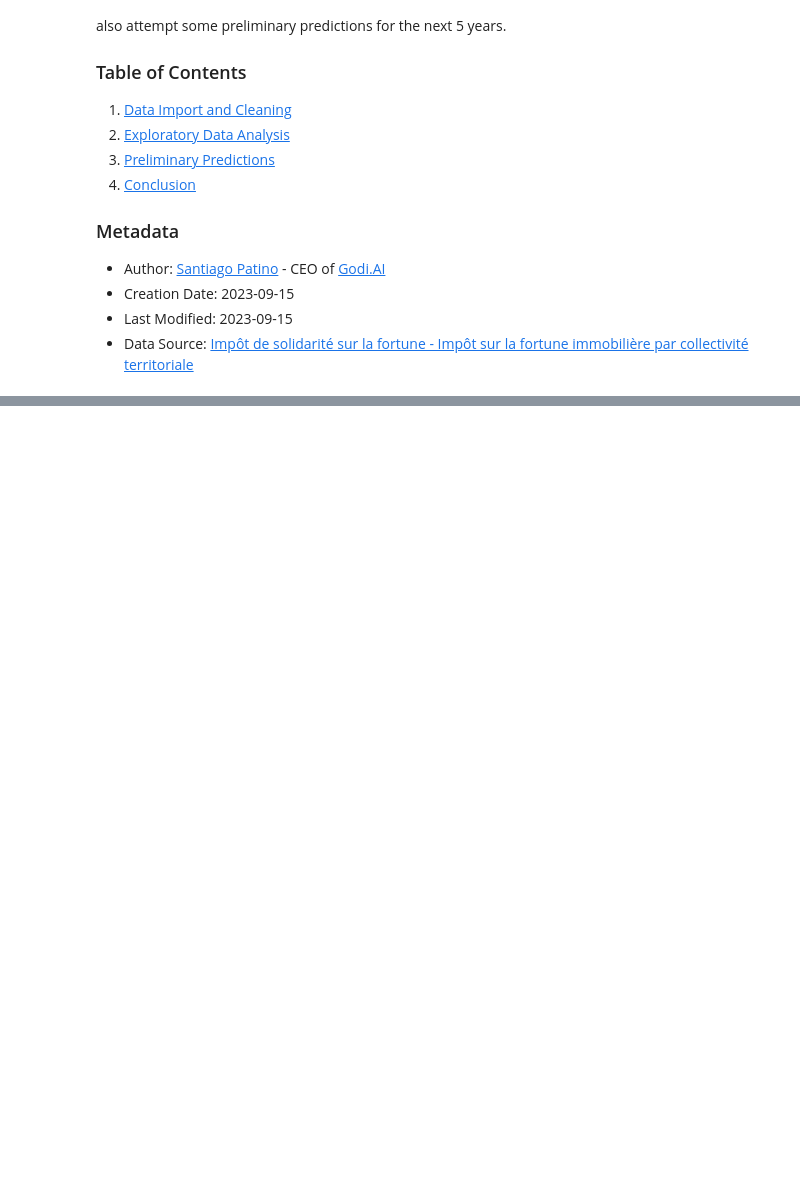
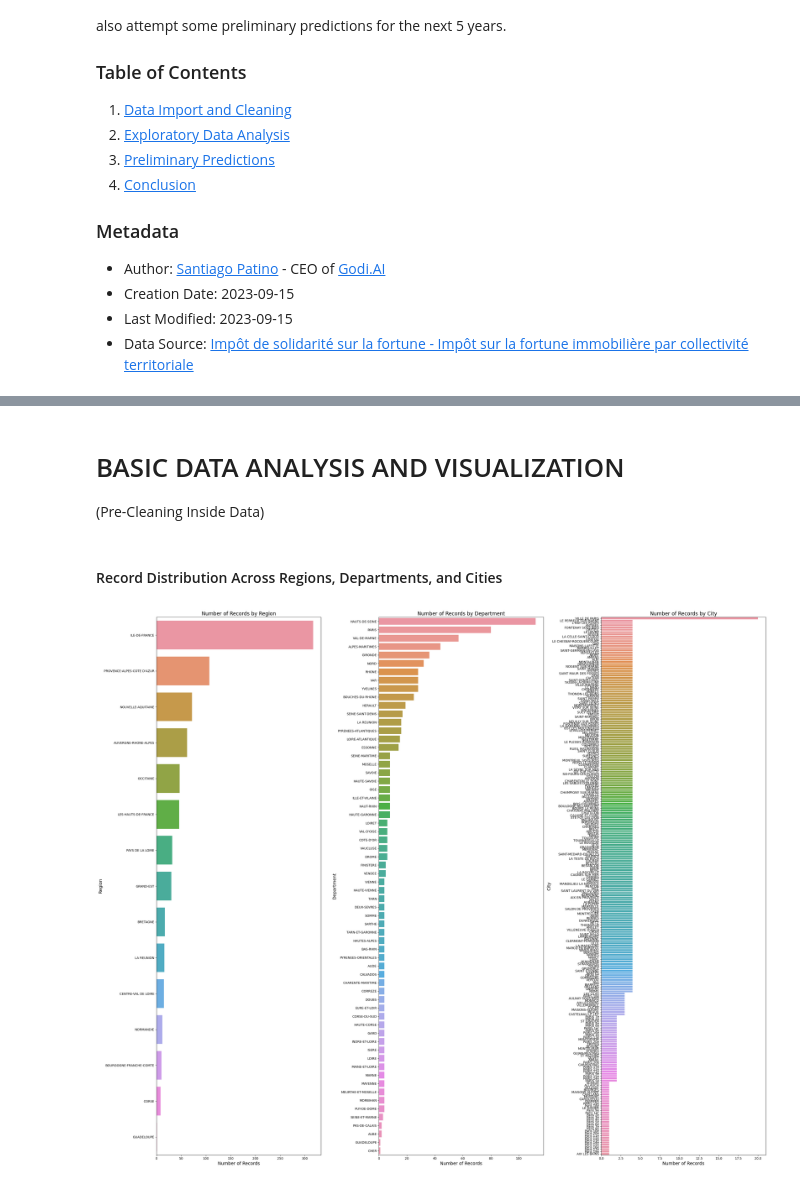
Before and after one commit to santiagopatinoserna/5YearFrenchWealthAnalysis, a Jupyter notebook: Script/Exploration/Data Exploration and Initial Analysis.ipynb, the cells around one changed output, grey strips where cells are left out. Saved outputs shown, nothing was run; the diff lists cells and outputs as text; code cells hidden in the pictures; blank space fills up the shorter version.

Commit message:
Implement Basic Data Analysis and Pre-Cleaning
#### Record Distribution Across Regions, Departments, and Cities

    #### CLEANING Commune_Code_INSEE:

    #### CLEANING city:

```diff
--- a/Script/Exploration/Data Exploration and Initial Analysis.ipynb
+++ b/Script/Exploration/Data Exploration and Initial Analysis.ipynb
@@ -28,4 +36,7 @@ Error:
 # %%
-#reading the data
+# Define the sample file and path
+example_file='\ificom-2022.xlsx'
 path=r'G:\Mi unidad\Godi.AI\Operations\Freelancer\Projets\Impots sur la fortune\5YearFrenchWealthAnalysis\DataIn'
-pd.read_csv('data.csv')
+
+# Read a sample of the Excel file, setting all columns initially as string
+df_temp = pd.read_excel(path+ example_file, header=0, skiprows=1, nrows=100, dtype=str)
@@ -31,0 +145,50 @@ pd.read_csv('data.csv')
+# %%
+# YEAR EXTRACTION FROM FILENAME
+# Extract the year information from the 'filename' column and convert it to a numeric type.
+
+# Extract the year from the filename and add it as a new column
+df_ificom['year'] = df_ificom['filename'].apply(lambda x: x.split('-')[-1].split('.')[0] if '-' in x else x[-8:-5])
+df_ificom['year'] = pd.to_numeric(df_ificom['year'], errors='coerce')
+# %%
+# Column Renaming for Enhanced Readability and Standardization
+
+df_ificom.rename(columns={'Région': 'Region', 'Départements': 'Department', 'Code commune (INSEE)': 'Commune_Code_INSEE', 'Commune': 'City',
+                          'nombre de redevables': 'Number_of_Taxpayers', 'patrimoine moyen en €': 'Average_Assets_in_Euro',
+                          'impôt moyen en €': 'Average_Tax_in_Euro', 'filename': 'Source_File', 'year': 'Year'}, inplace=True)
+# %% [markdown]
+# BASIC DATA ANALYSIS AND VISUALIZATION
+(Pre-Cleaning Inside Data)
+# %% [markdown]
+#### Record Distribution Across Regions, Departments, and Cities
+# %%
+#Visualizing Record Distribution Across Regions, Departments, and Cities
+#
+#
+# Import required libraries
+import matplotlib.pyplot as plt
+import seaborn as sns
+
+# Function to plot category distribution
+def plot_category_distribution(ax, df, column):
+    sns.countplot(y=column, data=df, ax=ax, order=df[column].value_counts().index)
+    ax.set_title(f'Number of Records by {column}', fontsize=16)
+    ax.set_xlabel('Number of Records', fontsize=14)
+    ax.set_ylabel(column, fontsize=14)
+
+# Initialize figure and subplots
+fig, axes = plt.subplots(1, 3, figsize=(30, 25))
+
+# Categories to be plotted
+categories = ['Region', 'Department', 'City']
+
+# Generate plots
+for ax, category in zip(axes, categories):
+    plot_category_distribution(ax, df_ificom, category)
+
+# Adjust layout to avoid overlaps
+plt.tight_layout()
+
+# Display the plots
+plt.show()
+# %% [output]
+[figure, added]
```
Also changed, not shown: parts of 22 cells of this notebook, 3 other files.
